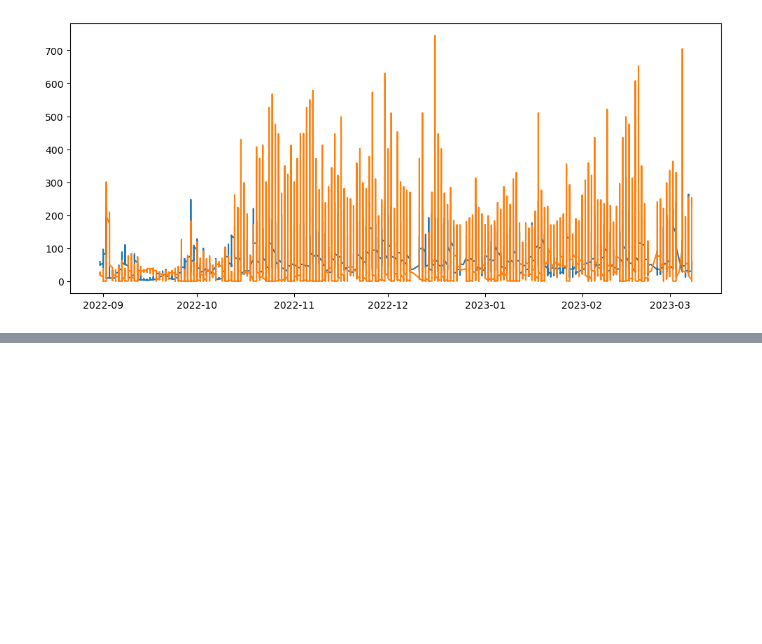
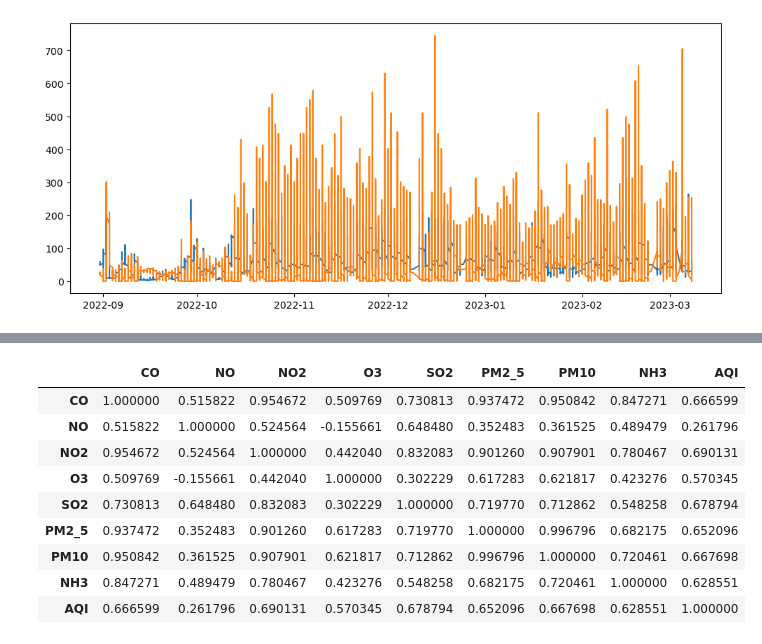
Before and after one commit to OmdenaAI/omdena-mumbai-chapter-air-quality, a Jupyter notebook: src/tasks/task-2-eda/aqi_apidata_eda.ipynb, the cells around one changed output, grey strips where cells are left out. Saved outputs shown, nothing was run; the diff lists cells and outputs as text; code cells hidden in the pictures; blank space fills up the shorter version.

```diff
--- a/src/tasks/task-2-eda/aqi_apidata_eda.ipynb
+++ b/src/tasks/task-2-eda/aqi_apidata_eda.ipynb
@@ -76,6 +76,19 @@ mdf.head()
 | 2022-09-02 | 1853.903333 | 27.811250 | 78.54125 | 123.232917 | 118.662500 | 284.154583 | 308.989583 | 3.785417 | 5.000000 |
 | 2022-09-03 | 702.063750 | 0.275833 | 17.05125 | 118.047500 | 19.942500 | 71.196250 | 79.616250 | 4.355833 | 4.583333 |
 | 2022-09-04 | 588.993333 | 4.360417 | 18.65000 | 14.433333 | 20.519167 | 22.301667 | 34.551250 | 7.525000 | 2.458333 |
+# %%
+mdf.corr()
+# %% [output]
+|  | CO | NO | NO2 | O3 | SO2 | PM2_5 | PM10 | NH3 | AQI |
+| CO | 1.000000 | 0.515822 | 0.954672 | 0.509769 | 0.730813 | 0.937472 | 0.950842 | 0.847271 | 0.666599 |
+| NO | 0.515822 | 1.000000 | 0.524564 | -0.155661 | 0.648480 | 0.352483 | 0.361525 | 0.489479 | 0.261796 |
+| NO2 | 0.954672 | 0.524564 | 1.000000 | 0.442040 | 0.832083 | 0.901260 | 0.907901 | 0.780467 | 0.690131 |
+| O3 | 0.509769 | -0.155661 | 0.442040 | 1.000000 | 0.302229 | 0.617283 | 0.621817 | 0.423276 | 0.570345 |
+| SO2 | 0.730813 | 0.648480 | 0.832083 | 0.302229 | 1.000000 | 0.719770 | 0.712862 | 0.548258 | 0.678794 |
+| PM2_5 | 0.937472 | 0.352483 | 0.901260 | 0.617283 | 0.719770 | 1.000000 | 0.996796 | 0.682175 | 0.652096 |
+| PM10 | 0.950842 | 0.361525 | 0.907901 | 0.621817 | 0.712862 | 0.996796 | 1.000000 | 0.720461 | 0.667698 |
+| NH3 | 0.847271 | 0.489479 | 0.780467 | 0.423276 | 0.548258 | 0.682175 | 0.720461 | 1.000000 | 0.628551 |
+| AQI | 0.666599 | 0.261796 | 0.690131 | 0.570345 | 0.678794 | 0.652096 | 0.667698 | 0.628551 | 1.000000 |
 # %%
 plt.figure(figsize=(13,5))
 plt.plot(mdf.index, mdf['NO'])
```
Also changed, not shown: parts of 2 cells of this notebook.
